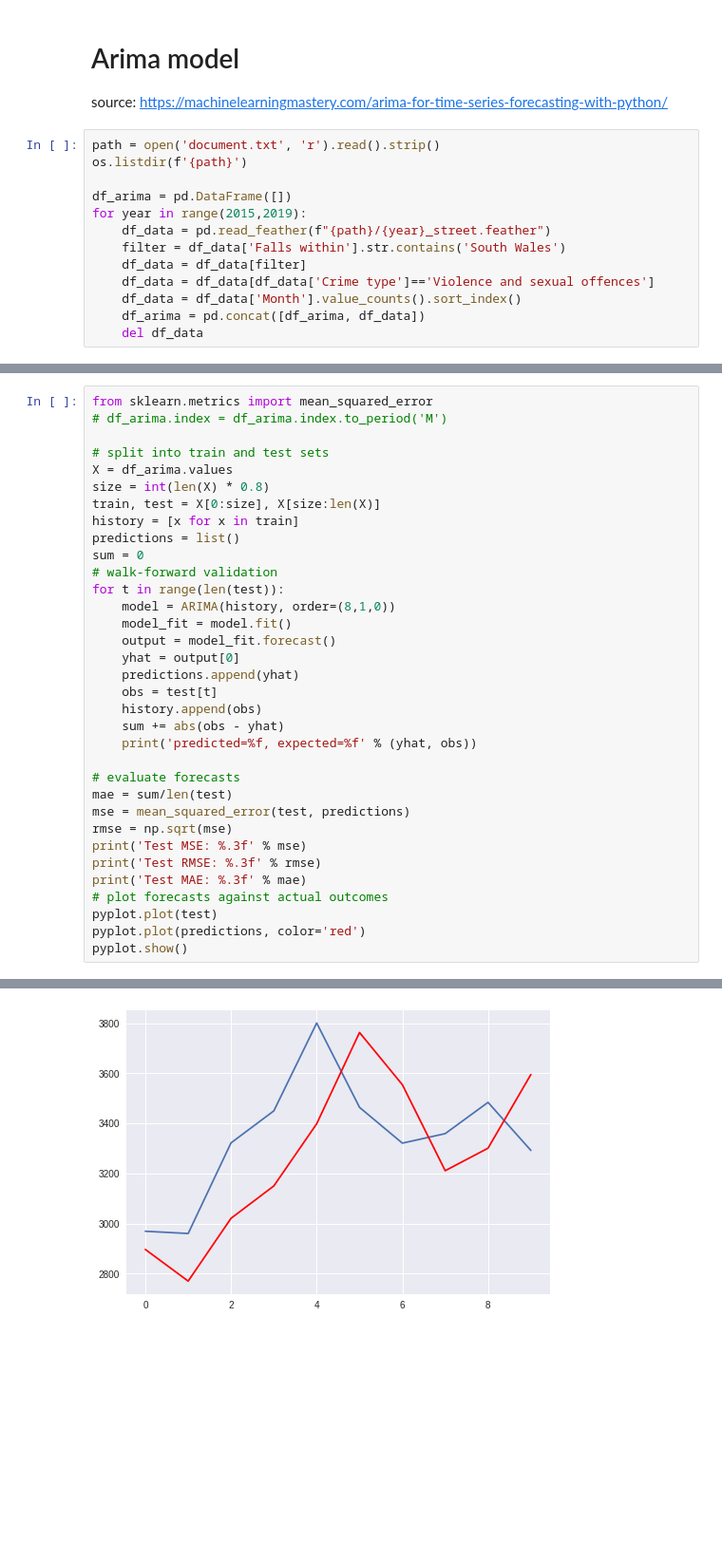
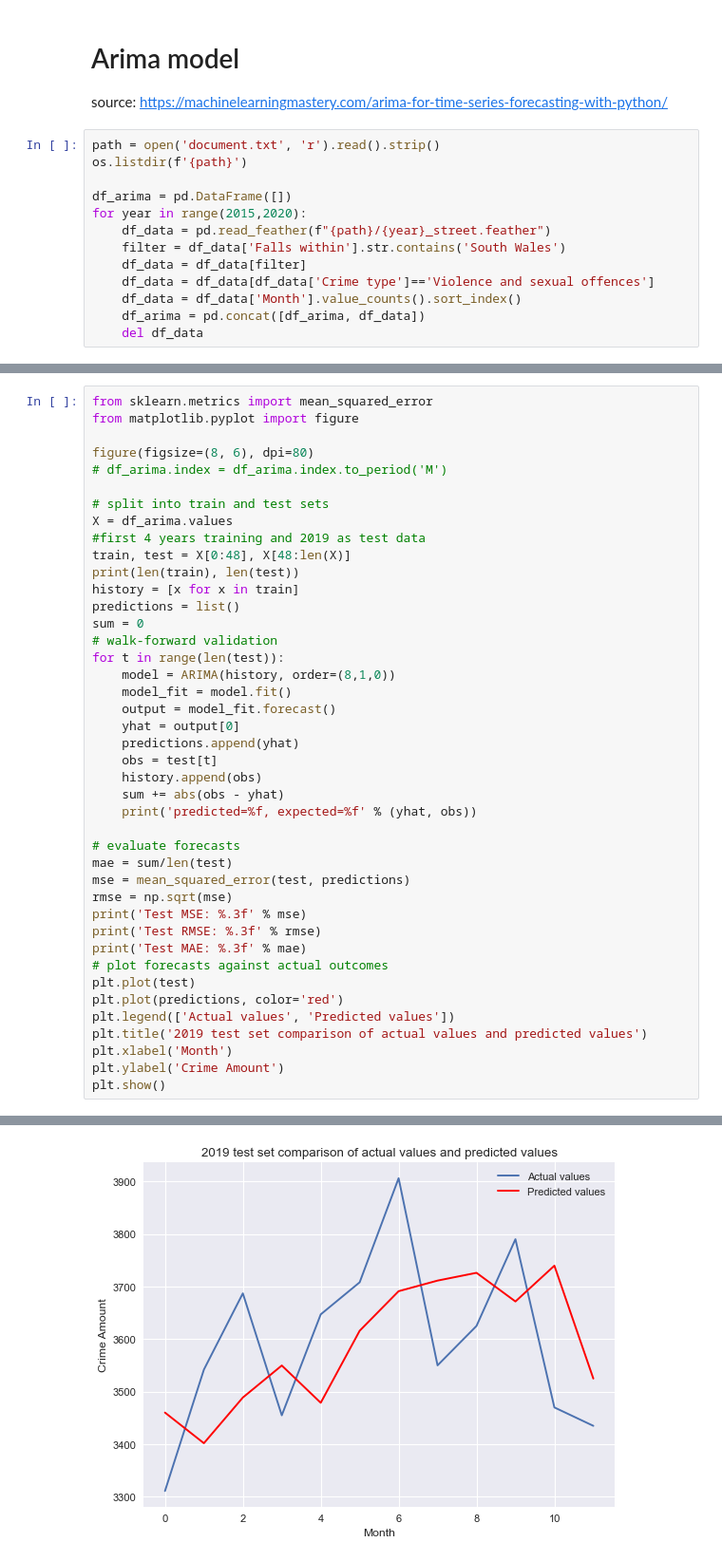
Before and after one commit to Dazai1623818/Datachallenge-2, a Jupyter notebook: Arima.ipynb, the cells around one changed output, grey strips where cells are left out. Shown: that part at 95% size. Saved outputs shown, nothing was run; the diff lists cells and outputs as text; blank space fills up the shorter version.

Commit message:
arima model did not include 2019 test data, also implemented hyperparameter tuning for the prophet model.

```diff
--- a/Arima.ipynb
+++ b/Arima.ipynb
@@ -13,7 +13,7 @@ path = open('document.txt', 'r').read().strip()
 os.listdir(f'{path}')
 
 df_arima = pd.DataFrame([])
-for year in range(2015,2019):
+for year in range(2015,2020):
     df_data = pd.read_feather(f"{path}/{year}_street.feather")
     filter = df_data['Falls within'].str.contains('South Wales')
     df_data = df_data[filter]
@@ -78,12 +73,16 @@ min    -323.798111
 max    1892.000000
 # %%
 from sklearn.metrics import mean_squared_error
+from matplotlib.pyplot import figure
+
+figure(figsize=(8, 6), dpi=80)
 # df_arima.index = df_arima.index.to_period('M')
 
 # split into train and test sets
 X = df_arima.values
-size = int(len(X) * 0.8)
-train, test = X[0:size], X[size:len(X)]
+#first 4 years training and 2019 as test data
+train, test = X[0:48], X[48:len(X)]
+print(len(train), len(test))
 history = [x for x in train]
 predictions = list()
 sum = 0
@@ -107,7 +106,11 @@ print('Test MSE: %.3f' % mse)
 print('Test RMSE: %.3f' % rmse)
 print('Test MAE: %.3f' % mae)
 # plot forecasts against actual outcomes
-pyplot.plot(test)
-pyplot.plot(predictions, color='red')
-pyplot.show()
+plt.plot(test)
+plt.plot(predictions, color='red')
+plt.legend(['Actual values', 'Predicted values'])
+plt.title('2019 test set comparison of actual values and predicted values')
+plt.xlabel('Month')
+plt.ylabel('Crime Amount')
+plt.show()
 # %% [output]
@@ -125 +133 @@ Test RMSE: 259.952
-[figure, old version]
+[figure, new version]
```
Also changed, not shown: parts of 9 cells of this notebook, 1 other file.
